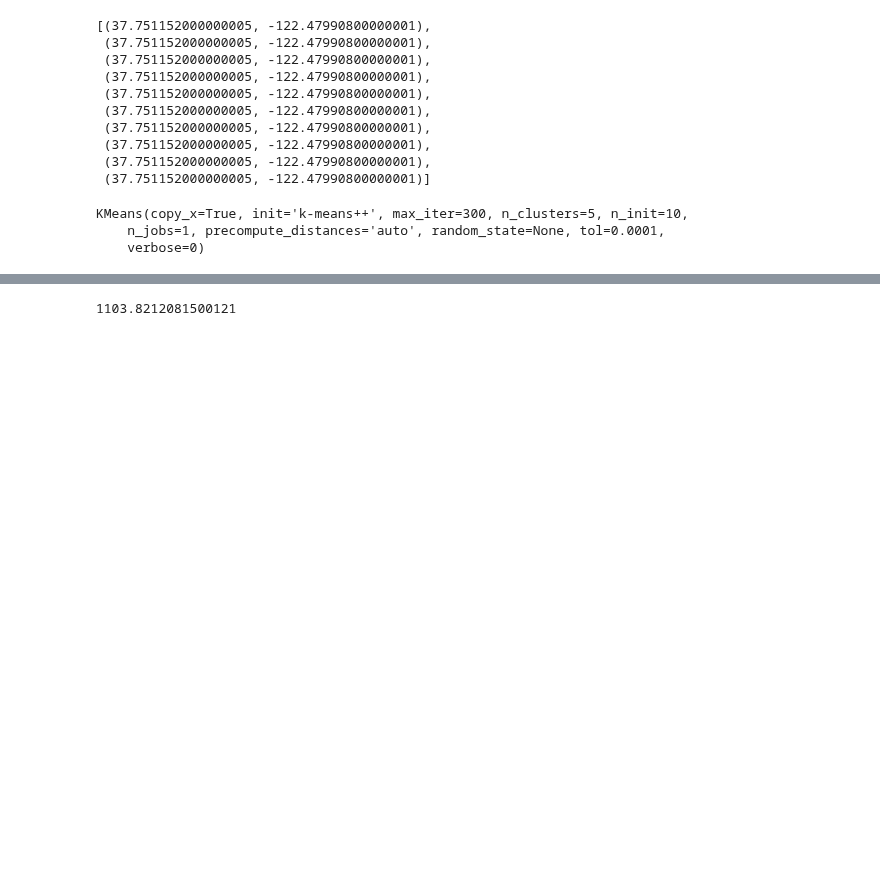
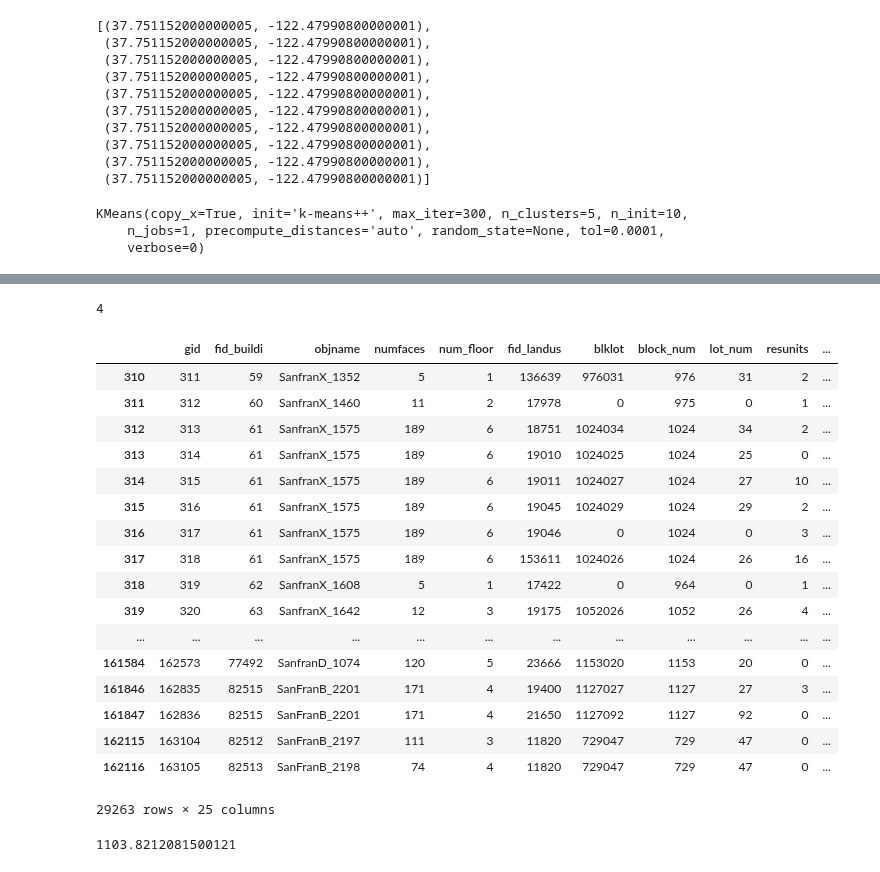
Before and after one commit to okavvada/Urine-Project, a Jupyter notebook: building_clustering.ipynb, the cells around one changed output, grey strips where cells are left out. Saved outputs shown, nothing was run; the diff lists cells and outputs as text; code cells hidden in the pictures; blank space fills up the shorter version.

```diff
--- a/building_clustering.ipynb
+++ b/building_clustering.ipynb
@@ -115,3 +115,40 @@ plt.show()
+# %%
+size_all= []
+for i in range (k_means_labels.max()):
+    my_members = k_means_labels==i
+    unique = find_unique(buildings_subset_df[my_members],'gid')
+    size_all.append(unique)
+# %%
+k_means_labels.max()
+# %% [output]
+4
+# %%
+size_all= []
+for i in range (k_means_labels.max()+1):
+    my_members = k_means_labels==i
+    unique = buildings_subset_df[my_members]
+    size_all.append(unique)
+# %%
+size_all[4]
+# %% [output]
+|  | gid | fid_buildi | objname | numfaces | num_floor | fid_landus | blklot | block_num | lot_num | resunits | ... |
+| 310 | 311 | 59 | SanfranX_1352 | 5 | 1 | 136639 | 976031 | 976 | 31 | 2 | ... |
+| 311 | 312 | 60 | SanfranX_1460 | 11 | 2 | 17978 | 0 | 975 | 0 | 1 | ... |
+| 312 | 313 | 61 | SanfranX_1575 | 189 | 6 | 18751 | 1024034 | 1024 | 34 | 2 | ... |
+| 313 | 314 | 61 | SanfranX_1575 | 189 | 6 | 19010 | 1024025 | 1024 | 25 | 0 | ... |
+| 314 | 315 | 61 | SanfranX_1575 | 189 | 6 | 19011 | 1024027 | 1024 | 27 | 10 | ... |
+| 315 | 316 | 61 | SanfranX_1575 | 189 | 6 | 19045 | 1024029 | 1024 | 29 | 2 | ... |
+| 316 | 317 | 61 | SanfranX_1575 | 189 | 6 | 19046 | 0 | 1024 | 0 | 3 | ... |
+| 317 | 318 | 61 | SanfranX_1575 | 189 | 6 | 153611 | 1024026 | 1024 | 26 | 16 | ... |
+| 318 | 319 | 62 | SanfranX_1608 | 5 | 1 | 17422 | 0 | 964 | 0 | 1 | ... |
+| 319 | 320 | 63 | SanfranX_1642 | 12 | 3 | 19175 | 1052026 | 1052 | 26 | 4 | ... |
+| ... | ... | ... | ... | ... | ... | ... | ... | ... | ... | ... | ... |
+| 161584 | 162573 | 77492 | SanfranD_1074 | 120 | 5 | 23666 | 1153020 | 1153 | 20 | 0 | ... |
+| 161846 | 162835 | 82515 | SanFranB_2201 | 171 | 4 | 19400 | 1127027 | 1127 | 27 | 3 | ... |
+| 161847 | 162836 | 82515 | SanFranB_2201 | 171 | 4 | 21650 | 1127092 | 1127 | 92 | 0 | ... |
+| 162115 | 163104 | 82512 | SanFranB_2197 | 111 | 3 | 11820 | 729047 | 729 | 47 | 0 | ... |
+| 162116 | 163105 | 82513 | SanFranB_2198 | 74 | 4 | 11820 | 729047 | 729 | 47 | 0 | ... |
+29263 rows × 25 columns
 # %%
 size_all= []
 hull_all =[]
```
Also changed, not shown: parts of 1 cell of this notebook, 6 other files.
